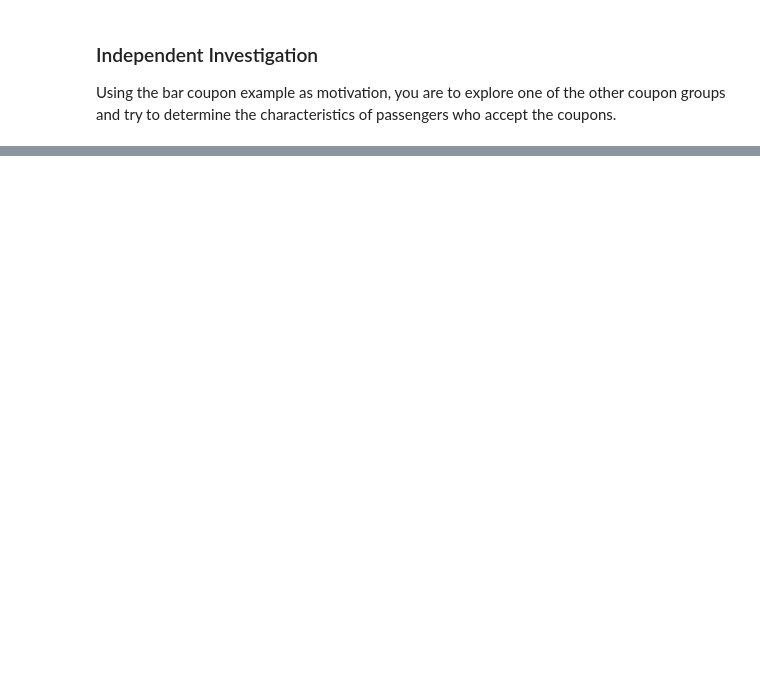
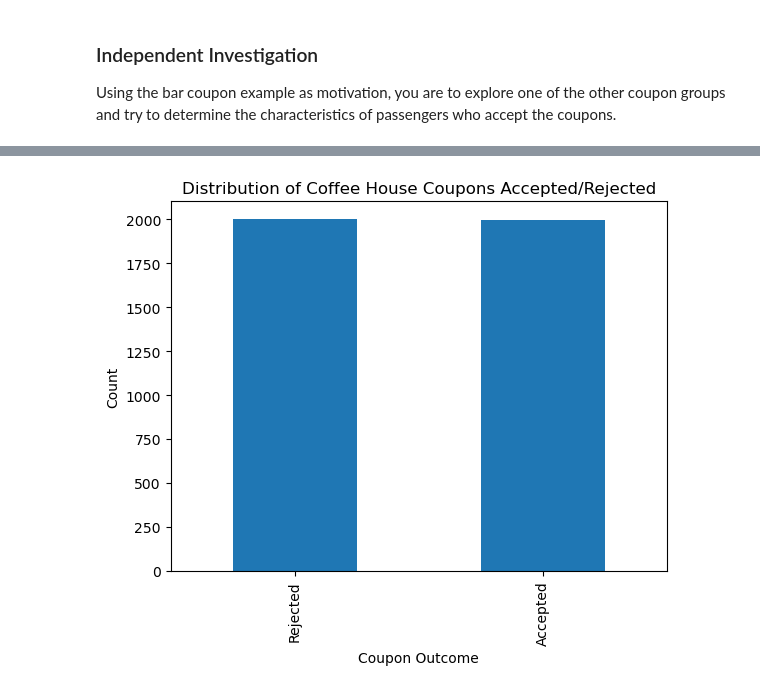
Before and after one commit to ayamundhenk/Assignment5.1, a Jupyter notebook: prompt.ipynb, the cells around one changed output, grey strips where cells are left out. Cells and saved outputs as stored; diff of their text form; code cells hidden in the pictures; blank space fills up the shorter version.

```diff
--- a/prompt.ipynb
+++ b/prompt.ipynb
@@ -257,3 +385,11 @@ Ratio of coupon acceptance of drivers who go to bar more than once a month and a
 ### Independent Investigation
 
 Using the bar coupon example as motivation, you are to explore one of the other coupon groups and try to determine the characteristics of passengers who accept the coupons.
+# %%
+# Investigate Coffee Houses
+data_coffee = data[data['coupon'] == 'Coffee House']
+data_coffee.head()
+# Peek at the ones with accepted coupons
+data_coffee_accepted = data_coffee[data_coffee['Y'] == 1]
+data_coffee_accepted.head(1996)
+#print(len(data_coffee_accepted))
@@ -259,0 +410,15 @@ Using the bar coupon example as motivation, you are to explore one of the other
+# %%
+labels = {
+    1: 'Accepted',
+    0: 'Rejected'
+}
+
+data_coffee['Y'].map(labels).value_counts().plot(kind='bar')
+plt.title('Distribution of Coffee House Coupons Accepted/Rejected')
+plt.xlabel('Coupon Outcome')
+plt.ylabel('Count')
+plt.show()
+
+print('Bar chart shows the number of accepted vs. reject coffee house coupons is about the same.')
+# %% [output]
+[figure, added]
```
Also changed, not shown: parts of 14 cells of this notebook.
